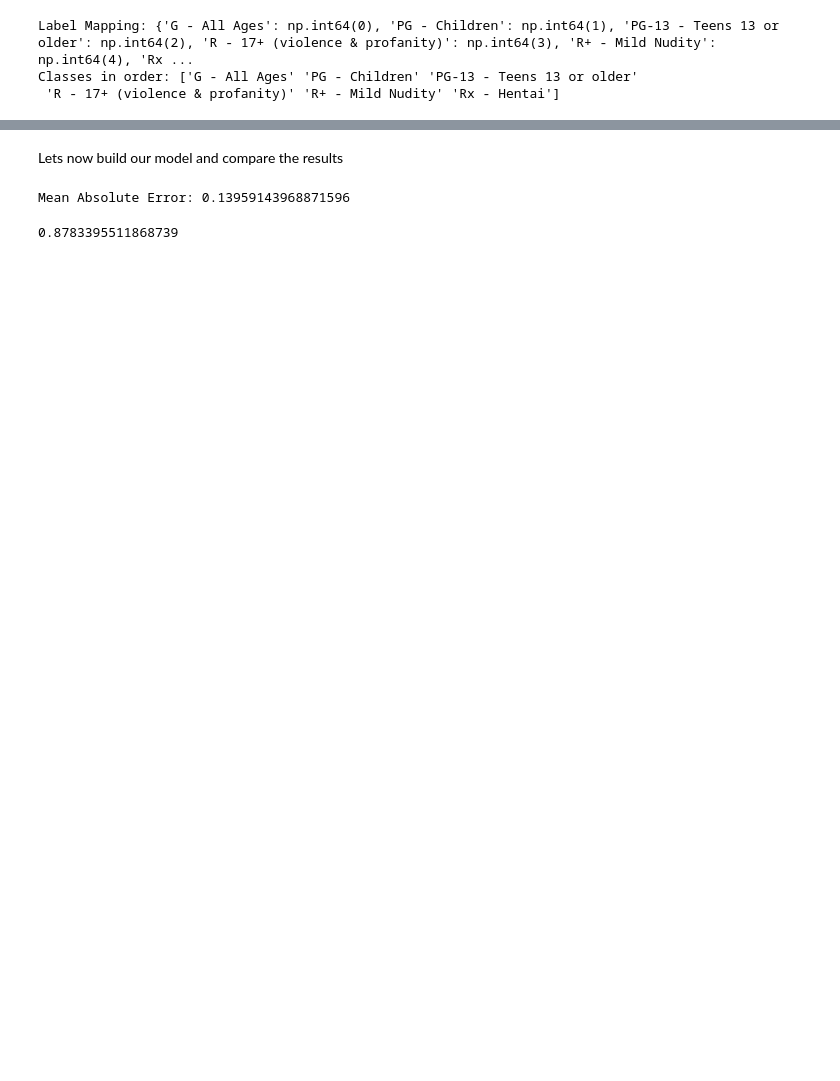
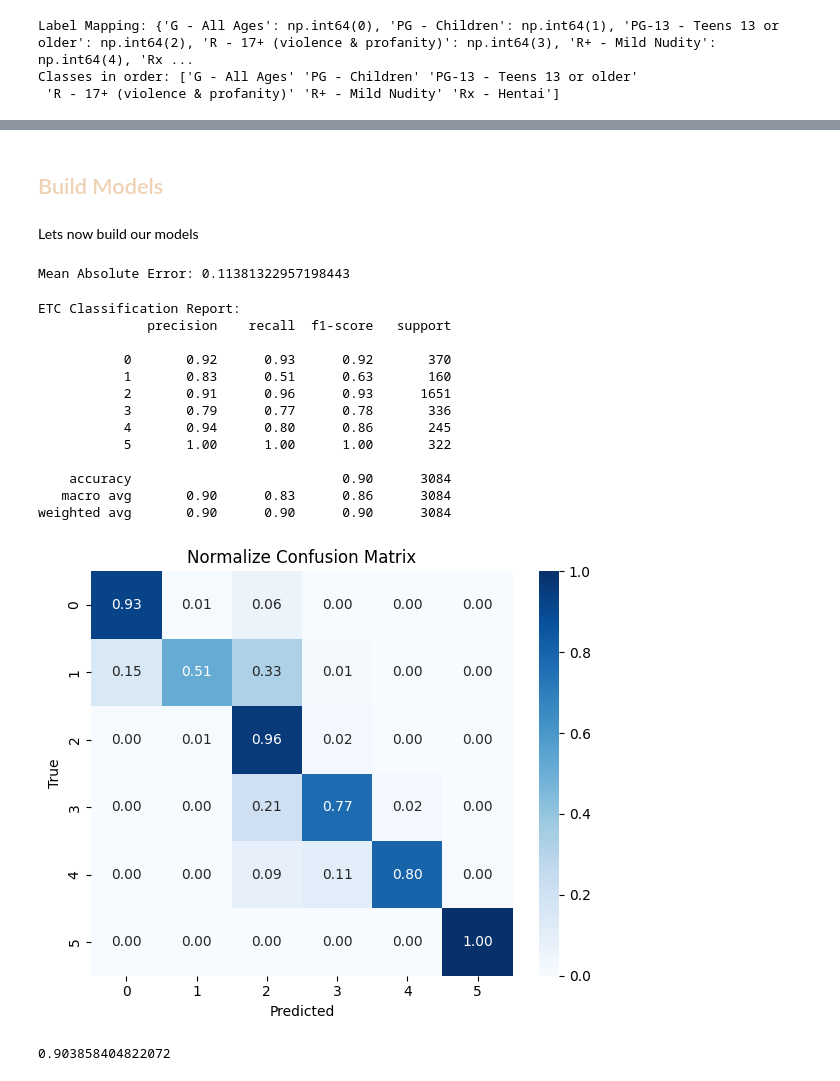
Before and after one commit to MinhHung7/Final_Project_DataScienceProgramming, a Jupyter notebook: anime_rating_classification.ipynb, the cells around one changed output, grey strips where cells are left out. Saved outputs shown, nothing was run; the diff lists cells and outputs as text; code cells hidden in the pictures; blank space fills up the shorter version.

```diff
--- a/anime_rating_classification.ipynb
+++ b/anime_rating_classification.ipynb
@@ -520,0 +793,2 @@ X_train
+# %%
+X_clean_train, y_clean_train = X_smoteenn_df, y_smoteenn_df
@@ -521,16 +811,51 @@ X_train
+# %% [markdown]
+<h2 style="color: #EFD1B4;" id="build_models">Build Models</h2>
 # %% [markdown]
-Lets now build our model and compare the results
+Lets now build our models
 # %%
 model = ExtraTreesClassifier()
-model.fit(X_train, y_train)
-preds = model.predict(X_test)
-mae = mean_absolute_error(y_test, preds)
+model.fit(X_clean_train, y_clean_train)
+y_pred = model.predict(X_test)
+mae = mean_absolute_error(y_test, y_pred)
 print('Mean Absolute Error:',mae)
 # %% [output]
-Mean Absolute Error: 0.13959143968871596
+Mean Absolute Error: 0.11381322957198443
+# %%
+# Confusion Matrix
+conf_matrix = confusion_matrix(y_test, y_pred)
+
+conf_matrix_normalized = conf_matrix.astype('float') / conf_matrix.sum(axis=1)[:, np.newaxis]
+
+# Classification Report
+class_report = classification_report(y_test, y_pred)
+print(f"ETC Classification Report:\n{class_report}")
+
+# Plot Confusion Matrix using a heatmap
+plt.figure(figsize=(6, 5))
+sns.heatmap(conf_matrix_normalized, annot=True, fmt='.2f', cmap='Blues', xticklabels=[0, 1, 2, 3, 4, 5], yticklabels=[0, 1, 2, 3, 4, 5])
+plt.title("Normalize Confusion Matrix")
+plt.xlabel("Predicted")
+plt.ylabel("True")
+plt.tight_layout()
+plt.show()
+# %% [output]
+ETC Classification Report:
+              precision    recall  f1-score   support
+
+           0       0.92      0.93      0.92       370
+           1       0.83      0.51      0.63       160
+           2       0.91      0.96      0.93      1651
+           3       0.79      0.77      0.78       336
+           4       0.94      0.80      0.86       245
+           5       1.00      1.00      1.00       322
+
+    accuracy                           0.90      3084
+   macro avg       0.90      0.83      0.86      3084
+weighted avg       0.90      0.90      0.90      3084
+[figure, added]
 # %%
-r2 = r2_score(preds,y_test)
+r2 = r2_score(y_pred,y_test)
 print(r2)
 # %% [output]
-0.8783395511868739
+0.903858404822072
 # %%
```
Also changed, not shown: parts of 87 cells of this notebook, 1 other file.
